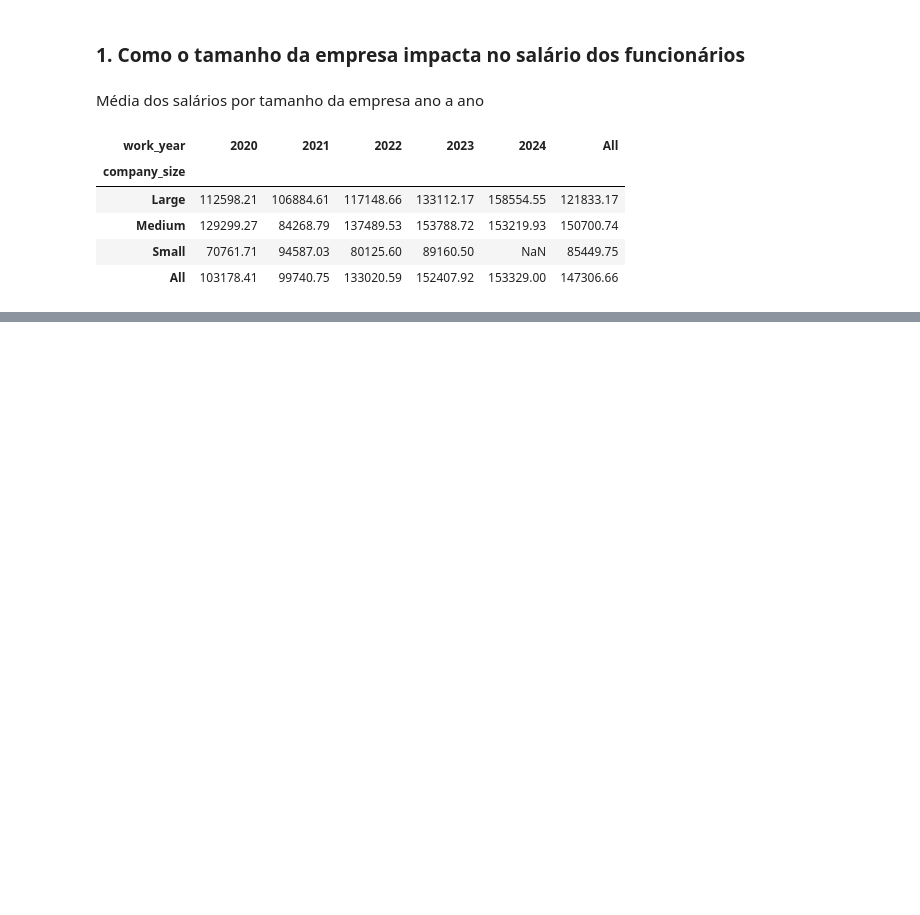
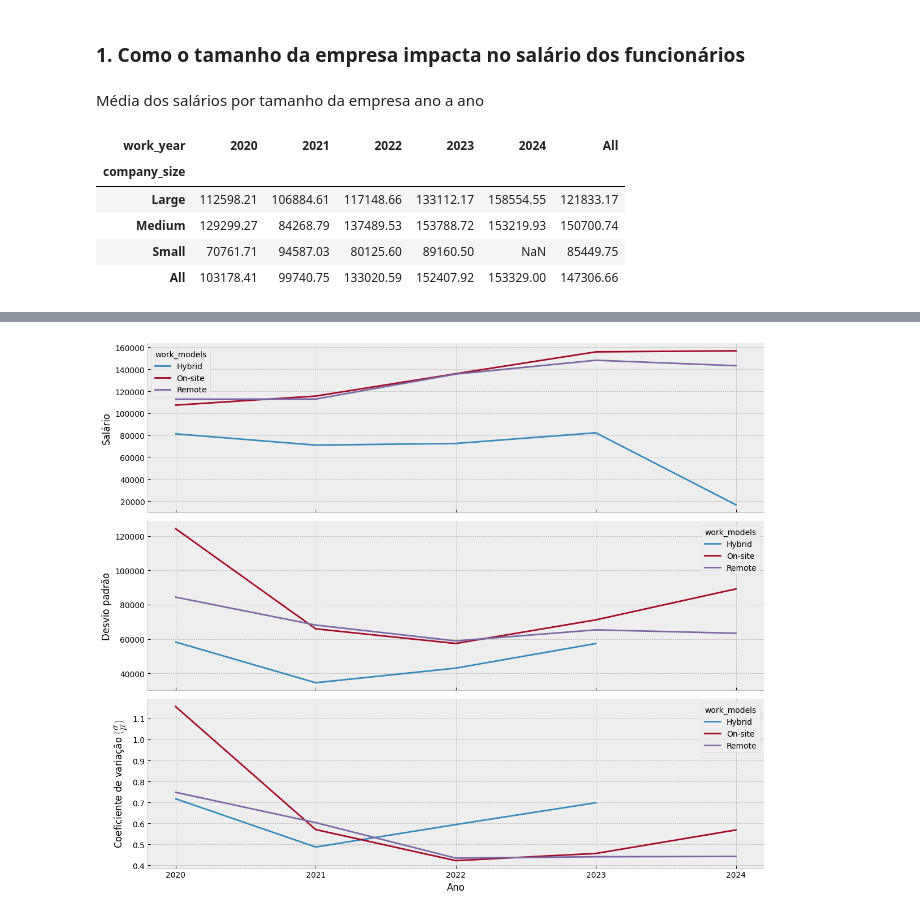
Before and after one commit to Alexandre-Esposte/dive-into-data-careers, a Jupyter notebook: notebook/data_careers_analysis.ipynb, the cells around one changed output, grey strips where cells are left out. Drawn from its saved outputs; the diff is of its cells as text; code cells hidden in the pictures; blank space fills up the shorter version.

```diff
--- a/notebook/data_careers_analysis.ipynb
+++ b/notebook/data_careers_analysis.ipynb
@@ -795,0 +822,23 @@ print(valor)
+# %%
+aux_salarios = estudo.groupby(['work_year','work_models'])['salary_in_usd'].agg(['mean','std']).round(2).reset_index()
+aux_salarios['coeficiente_variacao'] = aux_salarios['std']/aux_salarios['mean']
+
+fig,ax = plt.subplots(3,1,tight_layout=True,figsize=(12,10),sharex=True)
+
+sns.lineplot(data=aux_salarios,x='work_year',y='mean',hue='work_models',ax=ax[0])
+ax[0].set_ylabel('Salário',size=12)
+
+
+sns.lineplot(data=aux_salarios,x='work_year',y='std',hue='work_models',ax=ax[1])
+ax[1].set_ylabel('Desvio padrão',size=12)
+ax[1].set_xlabel('Ano',size=12)
+ax[1].set_xticks(ticks=[2020,2021,2022,2023,2024]);
+
+sns.lineplot(data=aux_salarios,x='work_year',y='coeficiente_variacao',hue='work_models',ax=ax[2])
+ax[2].set_ylabel('Coeficiente de variação $(\dfrac{\sigma}{\mu})$',size=12)
+ax[2].set_xlabel('Ano',size=12)
+ax[2].set_xticks(ticks=[2020,2021,2022,2023,2024]);
+
+fig.savefig('../images/salarioxworkmodel.png')
+# %% [output]
+[figure, added]
```
Also changed, not shown: parts of 15 cells of this notebook, 4 other files.
